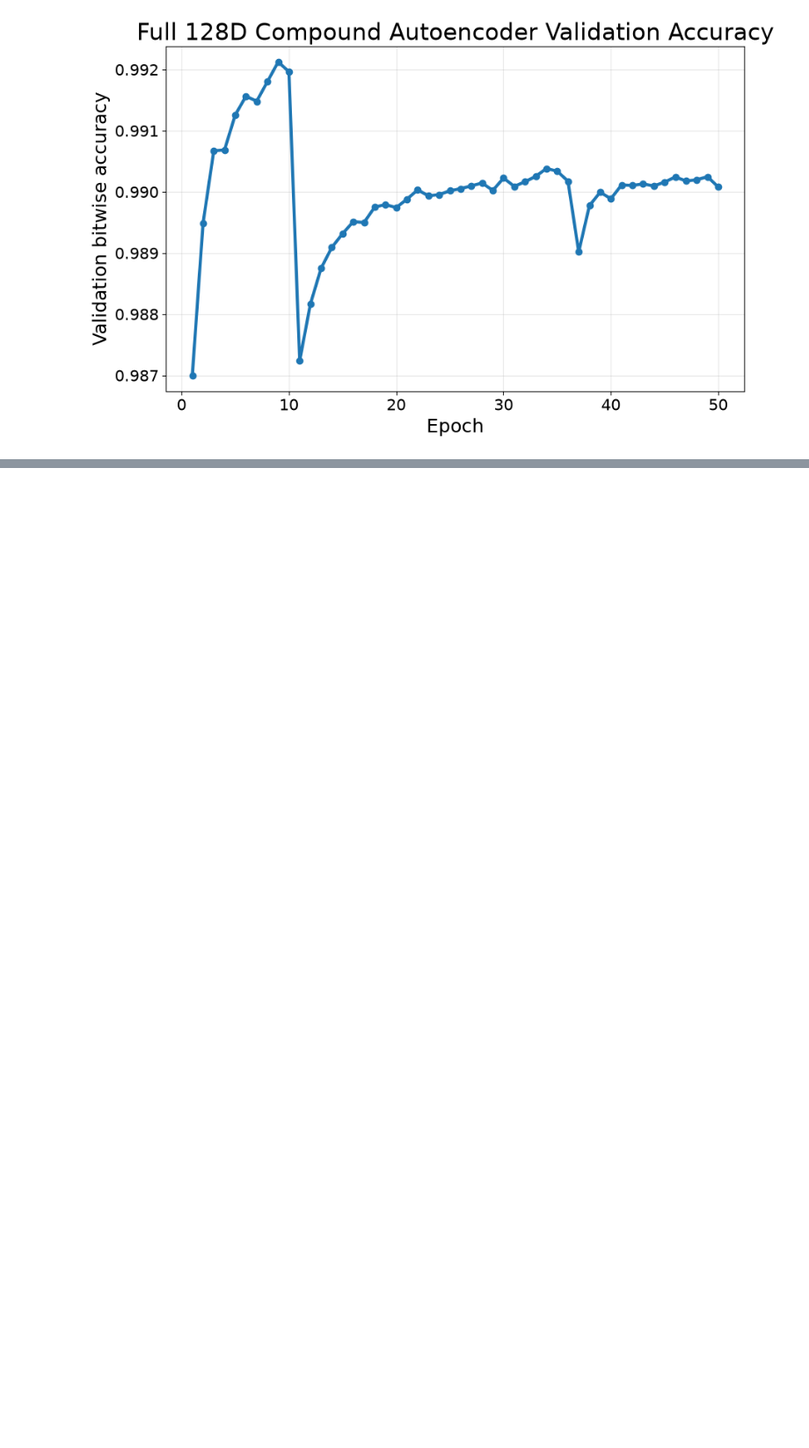
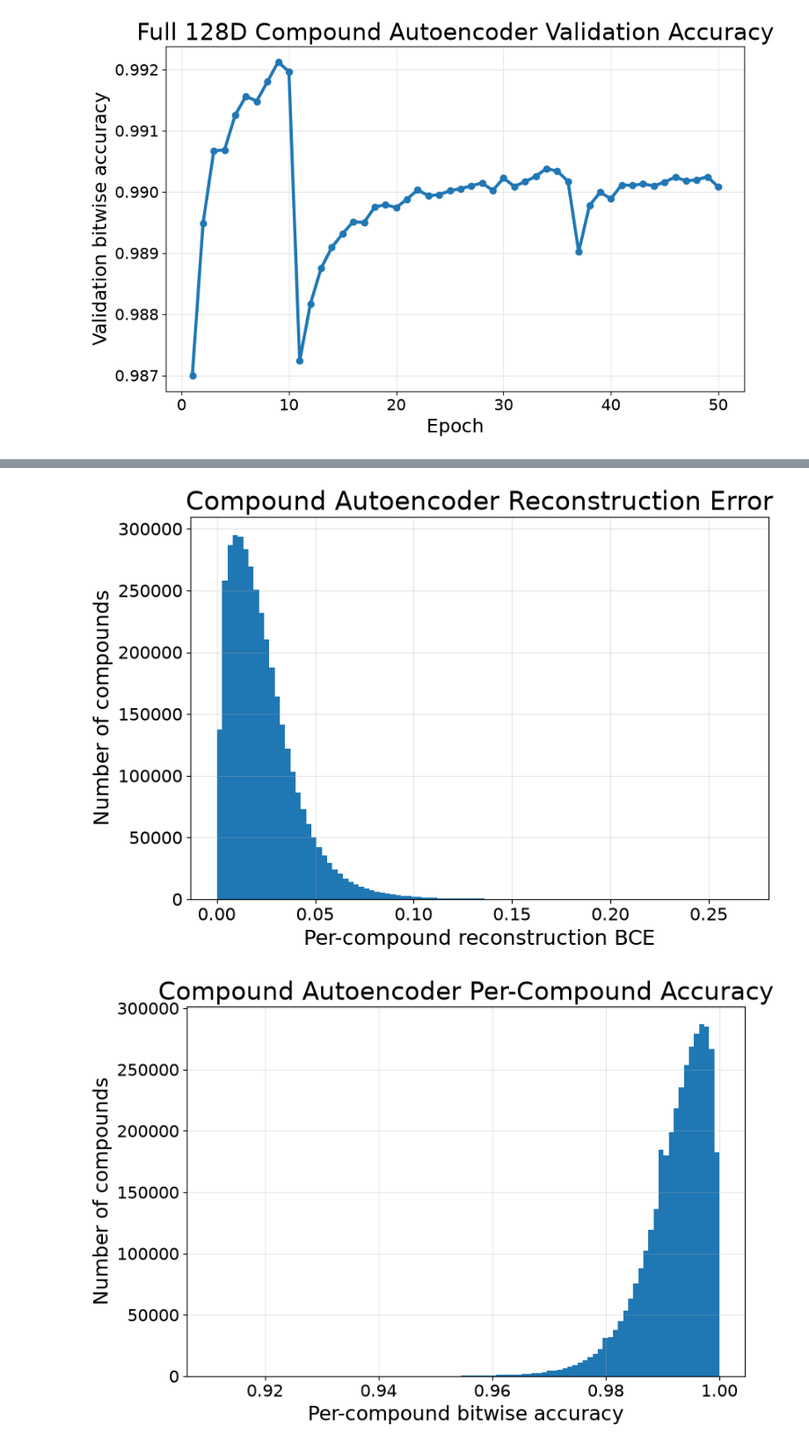
Before and after one commit to mell508-gif/predicting-predictability, a Jupyter notebook: data/july_wraps.ipynb, the cells around one changed output, grey strips where cells are left out. Shown at 88% size. Drawn from its saved outputs; the diff is of its cells as text; code cells hidden in the pictures; blank space fills up the shorter version.

Commit message:
Finalize Step 1 compound autoencoder embeddings

```diff
--- a/data/july_wraps.ipynb
+++ b/data/july_wraps.ipynb
@@ -1846,0 +2239,16 @@ plt.show()
+# %%
+metadata_path = FP_DIR / "step1_compound_registry_fingerprinted.csv"
+metadata = pd.read_csv(metadata_path, low_memory=False)
+
+metadata["embedding_row_index"] = np.arange(len(metadata))
+metadata["compound_embedding_file"] = str(embedding_path)
+metadata["reconstruction_bce"] = np.load(recon_error_path, mmap_mode="r")
+metadata["bitwise_accuracy"] = np.load(bit_acc_path, mmap_mode="r")
+
+out_metadata_path = EMB_DIR / "step1_compound_embeddings_metadata.csv"
+metadata.to_csv(out_metadata_path, index=False)
+
+print("Saved:", out_metadata_path)
+print("Rows:", len(metadata))
+
+metadata[["canonical_smiles", "source", "reconstruction_bce", "bitwise_accuracy"]].head()
@@ -1846,0 +2288,39 @@ plt.show()
+# %%
+import matplotlib.pyplot as plt
+
+plt.rcParams.update({
+    "font.size": 16,
+    "axes.titlesize": 22,
+    "axes.labelsize": 18,
+    "xtick.labelsize": 15,
+    "ytick.labelsize": 15,
+    "legend.fontsize": 15,
+})
+
+# Histogram of reconstruction BCE
+plt.figure(figsize=(9, 6))
+plt.hist(metadata["reconstruction_bce"], bins=100)
+plt.xlabel("Per-compound reconstruction BCE")
+plt.ylabel("Number of compounds")
+plt.title("Compound Autoencoder Reconstruction Error")
+plt.grid(True, alpha=0.3)
+
+plt.savefig(FIG_DIR / "step1_reconstruction_bce_histogram.png", dpi=300, bbox_inches="tight")
+plt.savefig(FIG_DIR / "step1_reconstruction_bce_histogram.pdf", bbox_inches="tight")
+plt.show()
+
+
+# Histogram of bitwise accuracy
+plt.figure(figsize=(9, 6))
+plt.hist(metadata["bitwise_accuracy"], bins=100)
+plt.xlabel("Per-compound bitwise accuracy")
+plt.ylabel("Number of compounds")
+plt.title("Compound Autoencoder Per-Compound Accuracy")
+plt.grid(True, alpha=0.3)
+
+plt.savefig(FIG_DIR / "step1_bitwise_accuracy_histogram.png", dpi=300, bbox_inches="tight")
+plt.savefig(FIG_DIR / "step1_bitwise_accuracy_histogram.pdf", bbox_inches="tight")
+plt.show()
+# %% [output]
+[figure, added]
+[figure, added]
```
Also changed, not shown: parts of 11 cells of this notebook, 6 other files.
